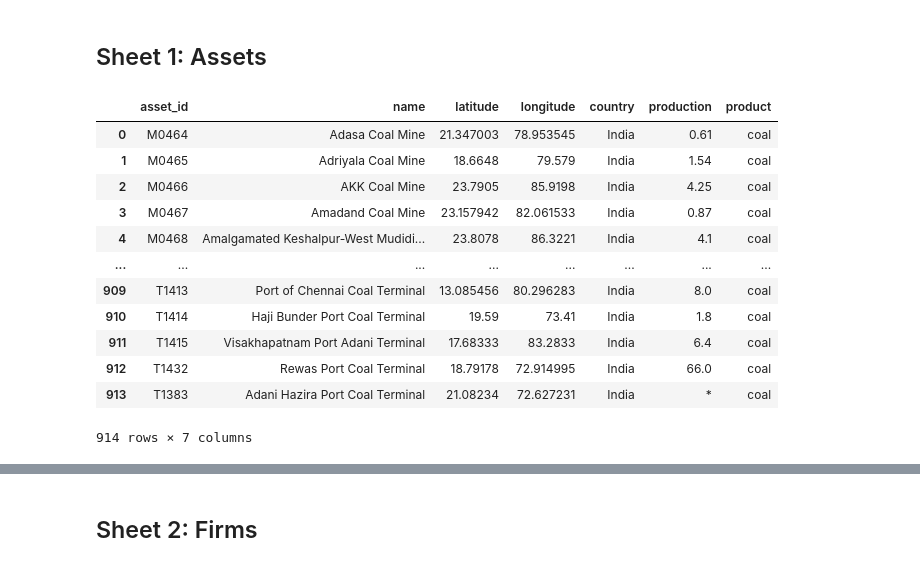
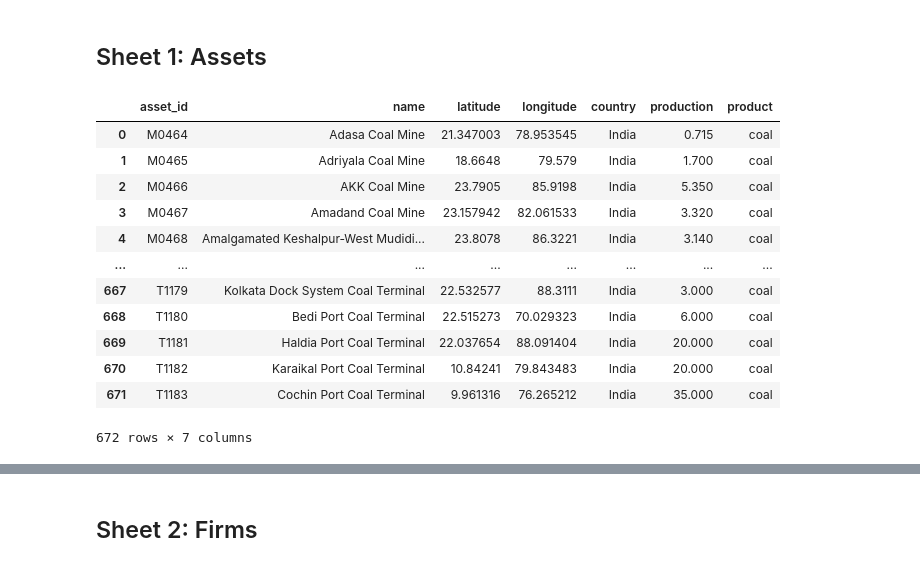
Before and after one commit to yingtian1/Thesis_2425, a Jupyter notebook: Preprocessing_mine.ipynb, the cells around one changed output, grey strips where cells are left out. Drawn from its saved outputs; the diff is of its cells as text; code cells hidden in the pictures.

```diff
--- a/Preprocessing_mine.ipynb
+++ b/Preprocessing_mine.ipynb
@@ -169,0 +131,4 @@ mine
+# %%
+# Filler Operating assets only
+mine_merged = mine_merged[mine_merged['status'] == 'Operating']
+mine_merged
@@ -169,0 +149,3 @@ mine
+# %%
+# Replace '*' with NaN
+mine_merged.replace('*', pd.NA, inplace=True)
@@ -169,0 +157,5 @@ mine
+# %%
+# Drop rows with NA
+mine_merged = mine_merged.dropna()
+# Drop columns are not needed
+mine_final = mine_merged[['asset_id', 'name', 'latitude', 'longitude', 'country', 'production', 'firm']]
@@ -173,7 +197,7 @@ total_data = pd.concat([mine, plant, terminal], ignore_index=True)
 # %% [markdown]
 ## Sheet 1: Assets
 # %%
-mine_assets = mine[['asset_id', 'name', 'latitude', 'longitude', 'country', 'production']]
+mine_assets = mine_final[['asset_id', 'name', 'latitude', 'longitude', 'country', 'production']]
 plant_assets = plant[['asset_id', 'name', 'latitude', 'longitude', 'country', 'production']]
 terminal_assets = terminal[['asset_id', 'name', 'latitude', 'longitude', 'country', 'production']]
 # %%
@@ -181,61 +205,51 @@ mine_assets['product'] = 'coal'
 plant_assets['product'] = 'power'
 terminal_assets['product'] = 'coal'#may be incorrect because some are 'all cargo'
 # %%
-'''
-mine_assets = mine_pri[['GEM Mine ID', 'Mine Name', 'Latitude', 'Longitude', 'Country', 'Production (Mtpa)']]
-plant_assets = plant[['GEM location ID', 'Plant name', 'Latitude', 'Longitude','Country/Area', 'Est_capacity (MW)' ]]
-terminal_assets = terminal[['GEM Terminal ID', 'Coal Terminal Name', 'Latitude', 'Longitude','Country/Area', 'Capacity (Mt)']]
-
-mine_assets.columns = ['asset_id', 'name', 'latitude', 'longitude', 'country', 'production']
-plant_assets.columns = ['asset_id', 'name', 'latitude', 'longitude', 'country', 'production']
-terminal_assets.columns = ['asset_id', 'name', 'latitude', 'longitude', 'country', 'production']
-'''
-
 def process_assets(df):
     # Split data: rows where production = '*' and other numeric rows that can be aggregated
     star_rows = df[df["production"] == '*']  # Rows where production value is '*'
     numeric_rows = df[df["production"] != '*'].copy()  # Other rows that can be aggregated
 
     # Ensure production is a numeric type
     numeric_rows["production"] = pd.to_numeric(numeric_rows["production"], errors="coerce").fillna(0)
 
     # Perform groupby aggregation only on numeric rows
     grouped_numeric = numeric_rows.groupby("asset_id", as_index=False).agg({
         "name": "first",
         "latitude": "first",
         "longitude": "first",
         "country": "first",
         "production": "sum",
         "product": "first"
     })
 
     # Merge the aggregated groupby results with the original rows where production = '*'
     return pd.concat([grouped_numeric, star_rows], ignore_index=True)
 
 # Process each dataset
 mine_assets = process_assets(mine_assets)
 plant_assets = process_assets(plant_assets)
 terminal_assets = process_assets(terminal_assets)
 
 # Combine all asset data
 total_assets = pd.concat([mine_assets, plant_assets, terminal_assets], ignore_index=True)
 
 # Output final result
 total_assets
 # %% [output]
 |  | asset_id | name | latitude | longitude | country | production | product |
-| 0 | M0464 | Adasa Coal Mine | 21.347003 | 78.953545 | India | 0.61 | coal |
-| 1 | M0465 | Adriyala Coal Mine | 18.6648 | 79.579 | India | 1.54 | coal |
-| 2 | M0466 | AKK Coal Mine | 23.7905 | 85.9198 | India | 4.25 | coal |
-| 3 | M0467 | Amadand Coal Mine | 23.157942 | 82.061533 | India | 0.87 | coal |
-| 4 | M0468 | Amalgamated Keshalpur-West Mudidi... | 23.8078 | 86.3221 | India | 4.1 | coal |
+| 0 | M0464 | Adasa Coal Mine | 21.347003 | 78.953545 | India | 0.715 | coal |
+| 1 | M0465 | Adriyala Coal Mine | 18.6648 | 79.579 | India | 1.700 | coal |
+| 2 | M0466 | AKK Coal Mine | 23.7905 | 85.9198 | India | 5.350 | coal |
+| 3 | M0467 | Amadand Coal Mine | 23.157942 | 82.061533 | India | 3.320 | coal |
+| 4 | M0468 | Amalgamated Keshalpur-West Mudidi... | 23.8078 | 86.3221 | India | 3.140 | coal |
 | ... | ... | ... | ... | ... | ... | ... | ... |
-| 909 | T1413 | Port of Chennai Coal Terminal | 13.085456 | 80.296283 | India | 8.0 | coal |
-| 910 | T1414 | Haji Bunder Port Coal Terminal | 19.59 | 73.41 | India | 1.8 | coal |
-| 911 | T1415 | Visakhapatnam Port Adani Terminal | 17.68333 | 83.2833 | India | 6.4 | coal |
-| 912 | T1432 | Rewas Port Coal Terminal | 18.79178 | 72.914995 | India | 66.0 | coal |
-| 913 | T1383 | Adani Hazira Port Coal Terminal | 21.08234 | 72.627231 | India | * | coal |
+| 667 | T1179 | Kolkata Dock System Coal Terminal | 22.532577 | 88.3111 | India | 3.000 | coal |
+| 668 | T1180 | Bedi Port Coal Terminal | 22.515273 | 70.029323 | India | 6.000 | coal |
+| 669 | T1181 | Haldia Port Coal Terminal | 22.037654 | 88.091404 | India | 20.000 | coal |
+| 670 | T1182 | Karaikal Port Coal Terminal | 10.84241 | 79.843483 | India | 20.000 | coal |
+| 671 | T1183 | Cochin Port Coal Terminal | 9.961316 | 76.265212 | India | 35.000 | coal |
-914 rows × 7 columns
+672 rows × 7 columns
 # %%
 prod_index = total_assets.columns.get_loc('production')
 
```
Also changed, not shown: parts of 20 cells of this notebook.
